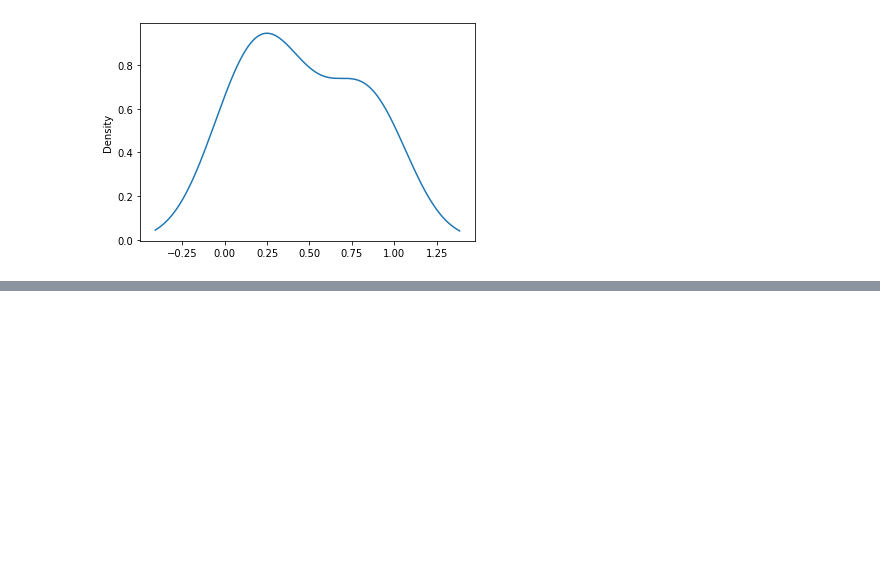
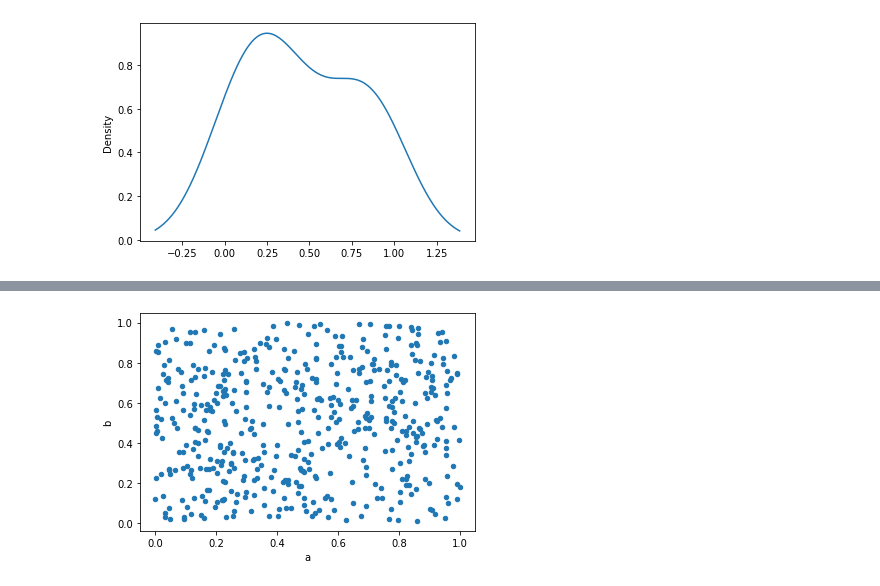
Before and after one commit to JosephDenney/DSBootcamp, a Jupyter notebook: Refactored_Py_DS_ML_Bootcamp-master/07-Pandas-Built-in-Data-Viz/Notes.ipynb, the cells around one changed output, grey strips where cells are left out. Cells and saved outputs as stored; diff of their text form; code cells hidden in the pictures; blank space fills up the shorter version.

```diff
--- a/Refactored_Py_DS_ML_Bootcamp-master/07-Pandas-Built-in-Data-Viz/Notes.ipynb
+++ b/Refactored_Py_DS_ML_Bootcamp-master/07-Pandas-Built-in-Data-Viz/Notes.ipynb
@@ -68,3 +68,5 @@ Name: a, dtype: float64
 df2['a'].plot.kde();
 # %% [output]
 [figure]
+# %%
+df3 = pd.read_csv('df3')
@@ -70,0 +89,4 @@ df2['a'].plot.kde();
+# %%
+df3.plot.scatter(x='a',y='b');
+# %% [output]
+[figure, added]
```
Also changed, not shown: parts of 5 cells of this notebook.
